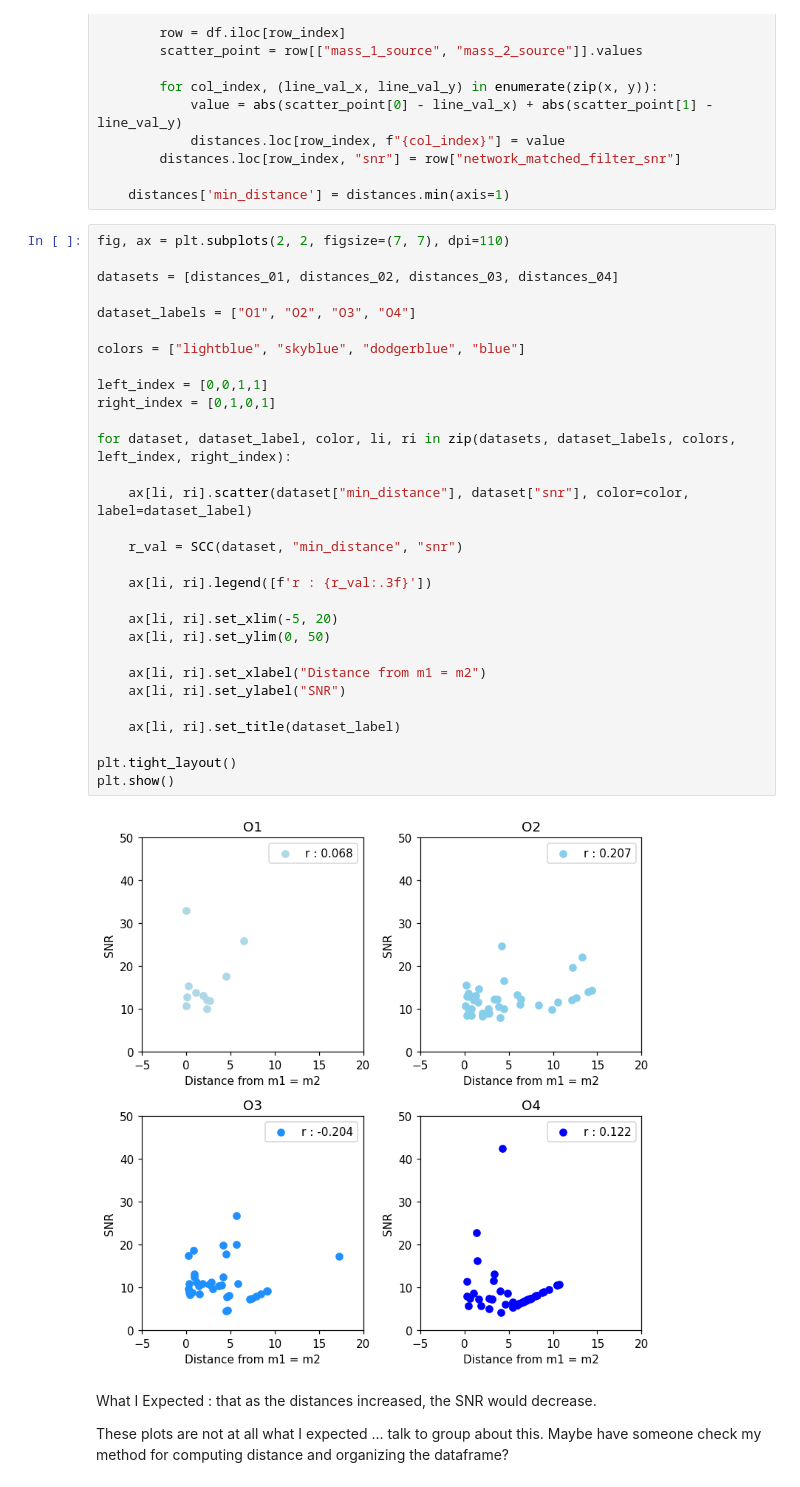
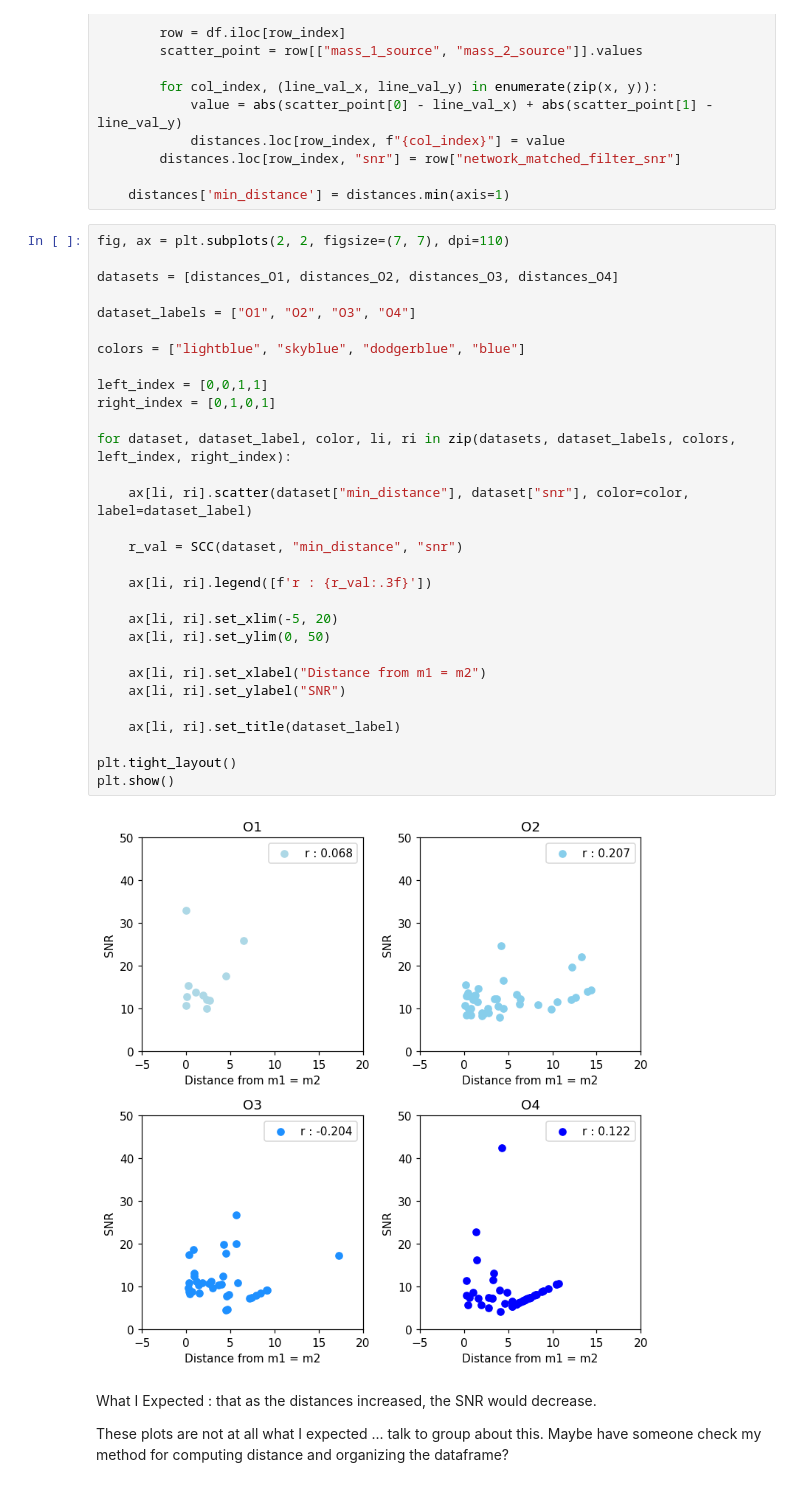
Before and after one commit to AndrewValentini/Gravitational-Waves-Research-23-24, a Jupyter notebook: Data Analysis/O1-O4.ipynb, the cells around one changed output. Drawn from its saved outputs; the diff is of its cells as text.

```diff
--- a/Data Analysis/O1-O4.ipynb
+++ b/Data Analysis/O1-O4.ipynb
@@ -619,35 +620,35 @@ for df, distances in zip(df_list, distances_list):
 # %%
 fig, ax = plt.subplots(2, 2, figsize=(7, 7), dpi=110)
 
-datasets = [distances_01, distances_02, distances_03, distances_04]
+datasets = [distances_O1, distances_O2, distances_O3, distances_O4]
 
 dataset_labels = ["O1", "O2", "O3", "O4"]
 
 colors = ["lightblue", "skyblue", "dodgerblue", "blue"]
 
 left_index = [0,0,1,1]
 right_index = [0,1,0,1]
 
 for dataset, dataset_label, color, li, ri in zip(datasets, dataset_labels, colors, left_index, right_index):
 
     ax[li, ri].scatter(dataset["min_distance"], dataset["snr"], color=color, label=dataset_label)
 
     r_val = SCC(dataset, "min_distance", "snr")
 
     ax[li, ri].legend([f'r : {r_val:.3f}'])
 
     ax[li, ri].set_xlim(-5, 20)
     ax[li, ri].set_ylim(0, 50)
 
     ax[li, ri].set_xlabel("Distance from m1 = m2")
     ax[li, ri].set_ylabel("SNR")
 
     ax[li, ri].set_title(dataset_label)
 
 plt.tight_layout()
 plt.show()
 # %% [output]
-[figure, old version]
+[figure, new version]
 # %% [markdown]
 What I Expected : that as the distances increased, the SNR would decrease.
 
```
Also changed, not shown: parts of 6 cells of this notebook.
